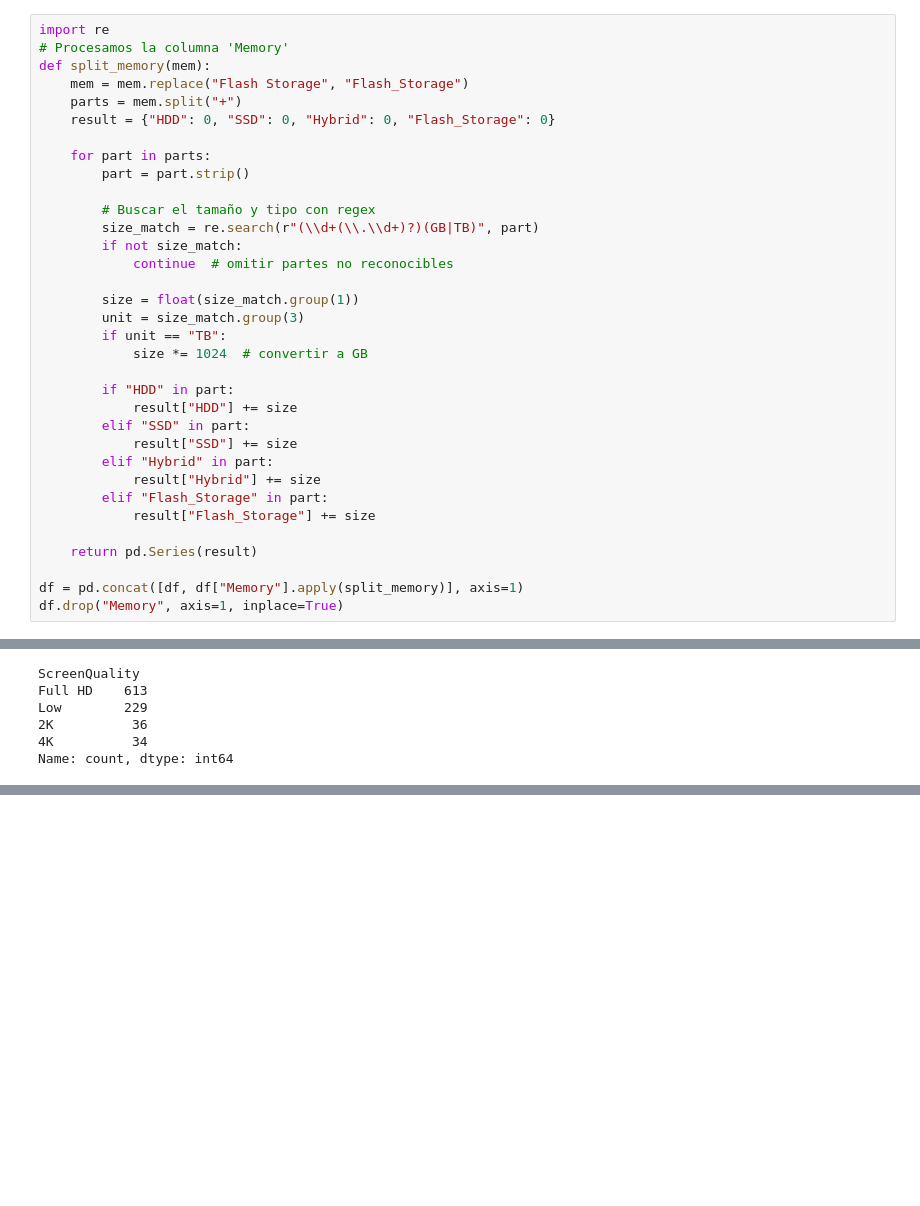
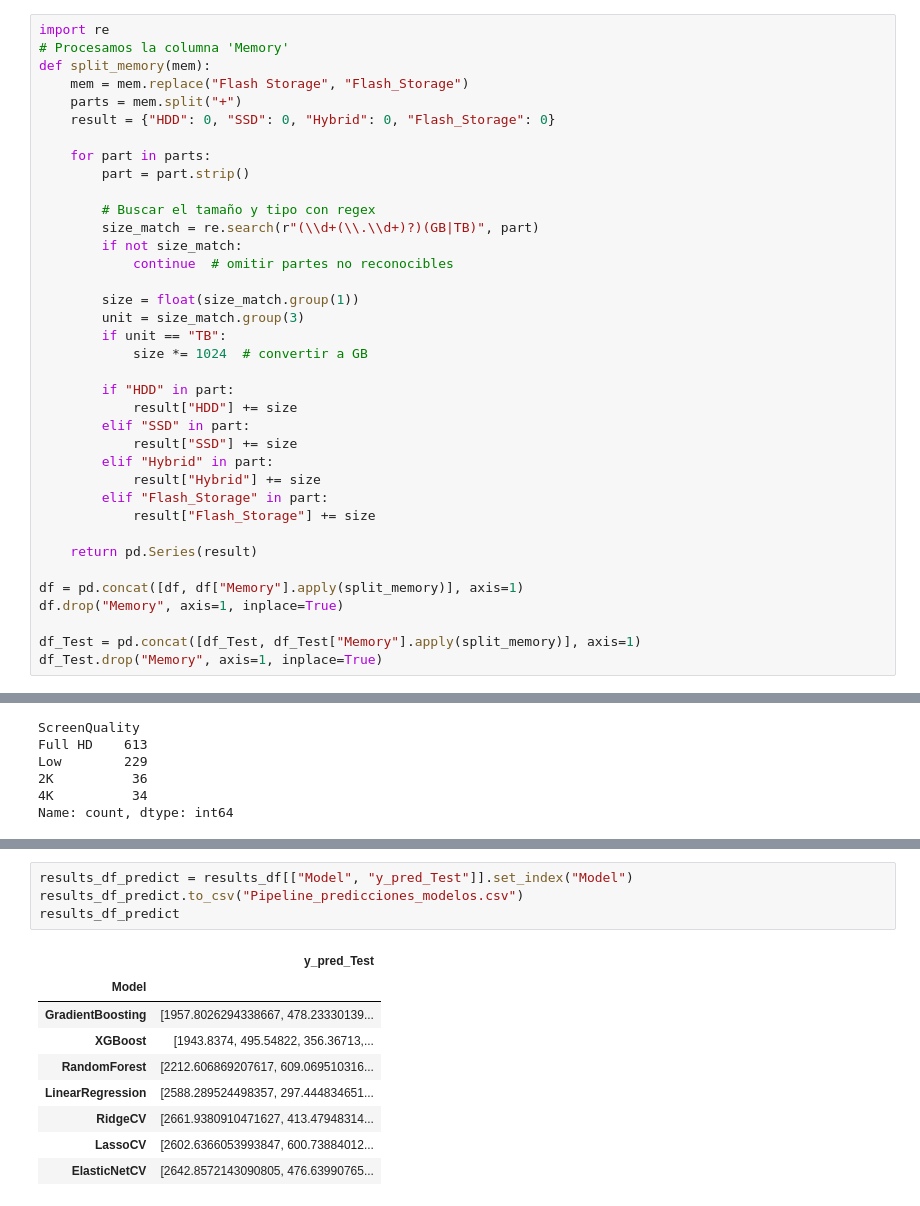
Before and after one commit to amonsalvec/Entrega_EDA, a Jupyter notebook: ML_kaggle/price_euros.ipynb, the cells around one changed output, grey strips where cells are left out. Drawn from its saved outputs; the diff is of its cells as text; blank space fills up the shorter version.

```diff
--- a/ML_kaggle/price_euros.ipynb
+++ b/ML_kaggle/price_euros.ipynb
@@ -114,6 +128,9 @@ def split_memory(mem):
 
 df = pd.concat([df, df["Memory"].apply(split_memory)], axis=1)
 df.drop("Memory", axis=1, inplace=True)
+
+df_Test = pd.concat([df_Test, df_Test["Memory"].apply(split_memory)], axis=1)
+df_Test.drop("Memory", axis=1, inplace=True)
 # %%
 # Procesar la columna 'ScreenResolution'
 # Convertimos en Binaria (dummy) las resoluciones de pantalla especiales
@@ -308,0 +397,14 @@ Está claro que  no hay una relación lienal en tendencia respecto del precio y
+# %%
+results_df_predict = results_df[["Model", "y_pred_Test"]].set_index("Model")
+results_df_predict.to_csv("Pipeline_predicciones_modelos.csv")
+results_df_predict
+# %% [output]
+|  | y_pred_Test |
+| Model |  |
+| GradientBoosting | [1957.8026294338667, 478.23330139... |
+| XGBoost | [1943.8374, 495.54822, 356.36713,... |
+| RandomForest | [2212.606869207617, 609.069510316... |
+| LinearRegression | [2588.289524498357, 297.444834651... |
+| RidgeCV | [2661.9380910471627, 413.47948314... |
+| LassoCV | [2602.6366053993847, 600.73884012... |
+| ElasticNetCV | [2642.8572143090805, 476.63990765... |
```
Also changed, not shown: parts of 45 cells of this notebook, 11 other files.
